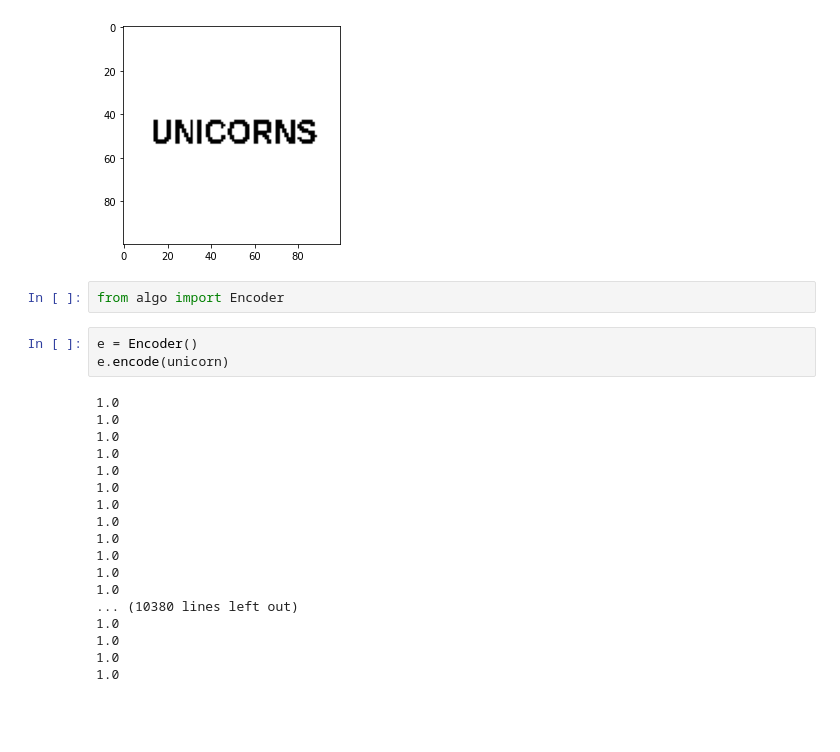
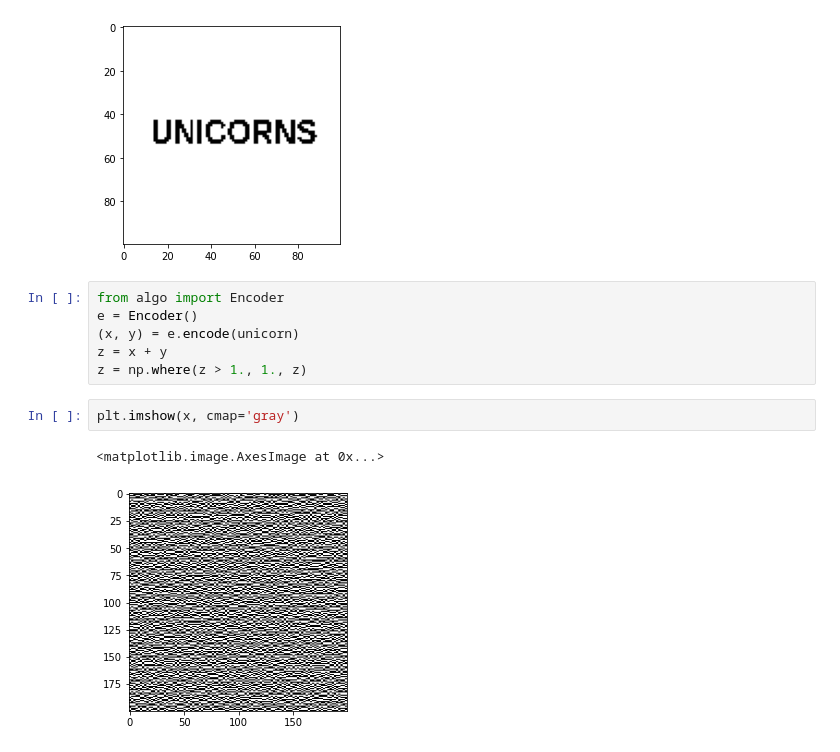
Before and after one commit to wojciechowskiofficial/krypto, a Jupyter notebook: visual_cryptography/Untitled.ipynb, the cells around one changed output. Drawn from its saved outputs; the diff is of its cells as text; blank space fills up the shorter version.

Commit message:
visual cryptography done

```diff
--- a/visual_cryptography/Untitled.ipynb
+++ b/visual_cryptography/Untitled.ipynb
@@ -11,26 +11,14 @@ plt.imshow(unicorn, cmap='gray')
 # %% [output]
 <matplotlib.image.AxesImage at 0x...>
 [figure]
-# %%
-from algo import Encoder
 # %%
+from algo import Encoder
 e = Encoder()
-e.encode(unicorn)
+(x, y) = e.encode(unicorn)
+z = x + y
+z = np.where(z > 1., 1., z)
-# %% [output]
-1.0
-1.0
-1.0
-1.0
-1.0
-1.0
-1.0
-1.0
-1.0
-1.0
-1.0
-1.0
-... (10380 lines left out)
-1.0
-1.0
-1.0
-1.0
+# %%
+plt.imshow(x, cmap='gray')
+# %% [output]
+<matplotlib.image.AxesImage at 0x...>
+[figure, added]
```
Also changed, not shown: parts of 2 cells of this notebook, 1 other file.
